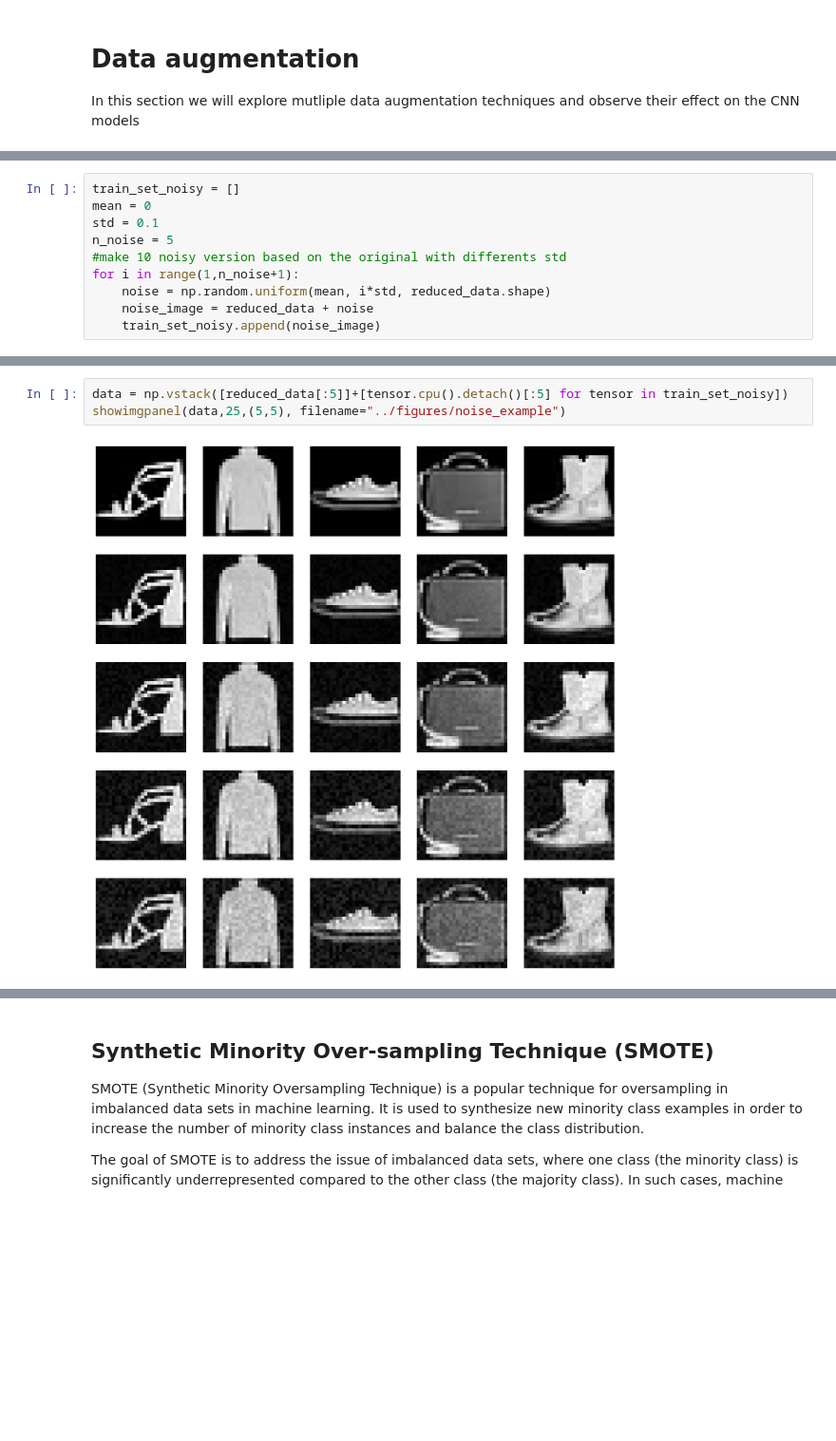
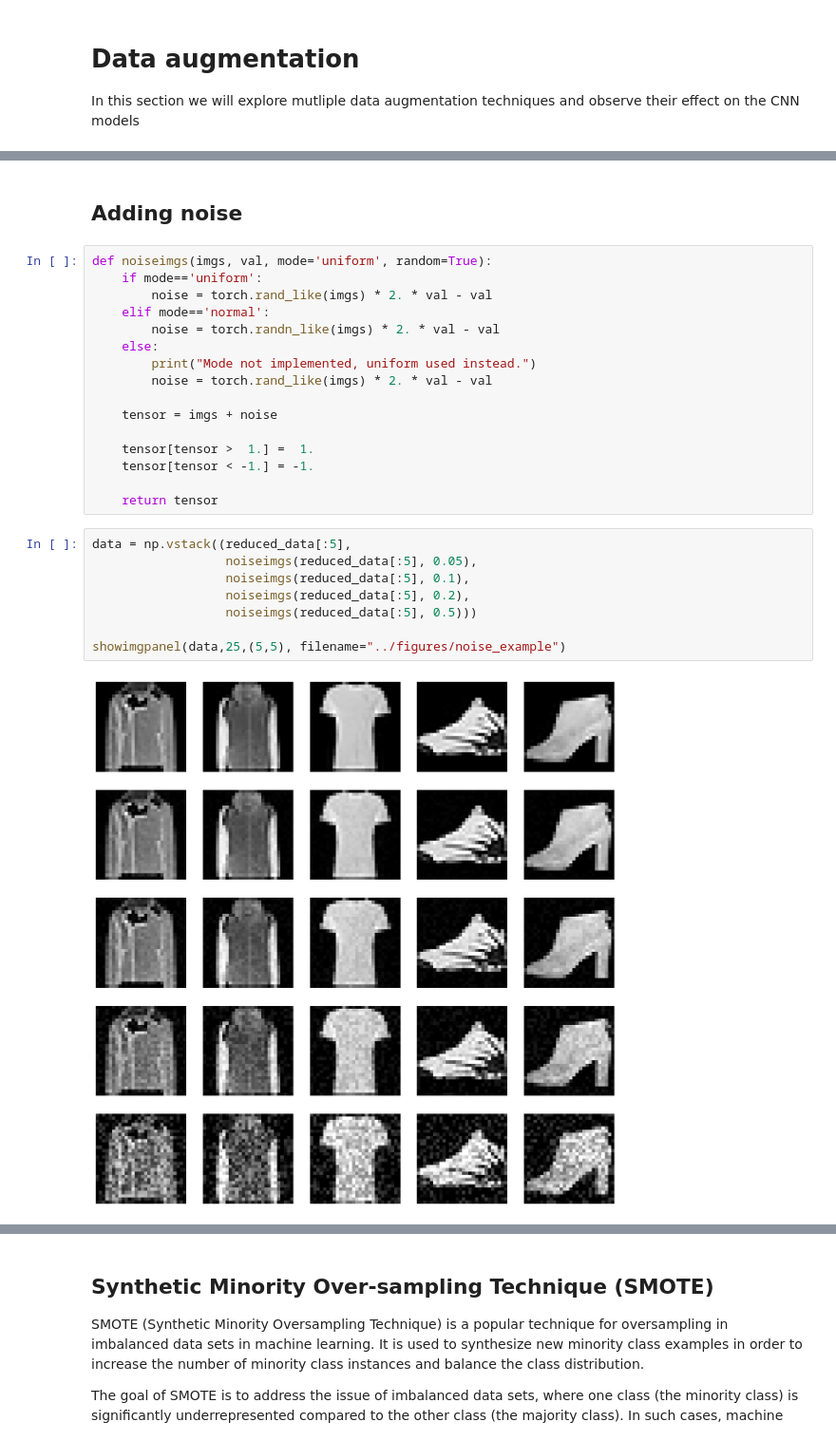
Before and after one commit to alexandre-flamant/FashionMNISTDataAugmentation, a Jupyter notebook: src/Data augmentation on MNIST.ipynb, the cells around one changed output, grey strips where cells are left out. Shown at 95% size. Saved outputs shown, nothing was run; the diff lists cells and outputs as text; blank space fills up the shorter version.

```diff
--- a/src/Data augmentation on MNIST.ipynb
+++ b/src/Data augmentation on MNIST.ipynb
@@ -607,10 +703,0 @@ showimgpanel(data,10,(2,5), filename="../figures/flip_example")
-# %%
-train_set_noisy = []
-mean = 0
-std = 0.1
-n_noise = 5
-#make 10 noisy version based on the original with differents std
-for i in range(1,n_noise+1):
-    noise = np.random.uniform(mean, i*std, reduced_data.shape)
-    noise_image = reduced_data + noise
-    train_set_noisy.append(noise_image)
@@ -617,5 +805,28 @@ for i in range(1,n_noise+1):
+# %% [markdown]
+## Adding noise
+# %%
+def noiseimgs(imgs, val, mode='uniform', random=True):
+    if mode=='uniform':
+        noise = torch.rand_like(imgs) * 2. * val - val
+    elif mode=='normal':
+        noise = torch.randn_like(imgs) * 2. * val - val
+    else:
+        print("Mode not implemented, uniform used instead.")
+        noise = torch.rand_like(imgs) * 2. * val - val
+
+    tensor = imgs + noise
+
+    tensor[tensor >  1.] =  1.
+    tensor[tensor < -1.] = -1.
+
+    return tensor
 # %%
-data = np.vstack([reduced_data[:5]]+[tensor.cpu().detach()[:5] for tensor in train_set_noisy])
+data = np.vstack((reduced_data[:5],
+                  noiseimgs(reduced_data[:5], 0.05),
+                  noiseimgs(reduced_data[:5], 0.1),
+                  noiseimgs(reduced_data[:5], 0.2),
+                  noiseimgs(reduced_data[:5], 0.5)))
+
 showimgpanel(data,25,(5,5), filename="../figures/noise_example")
 # %% [output]
-[figure, old version]
+[figure, new version]
```
Also changed, not shown: parts of 62 cells of this notebook, 18 other files.
